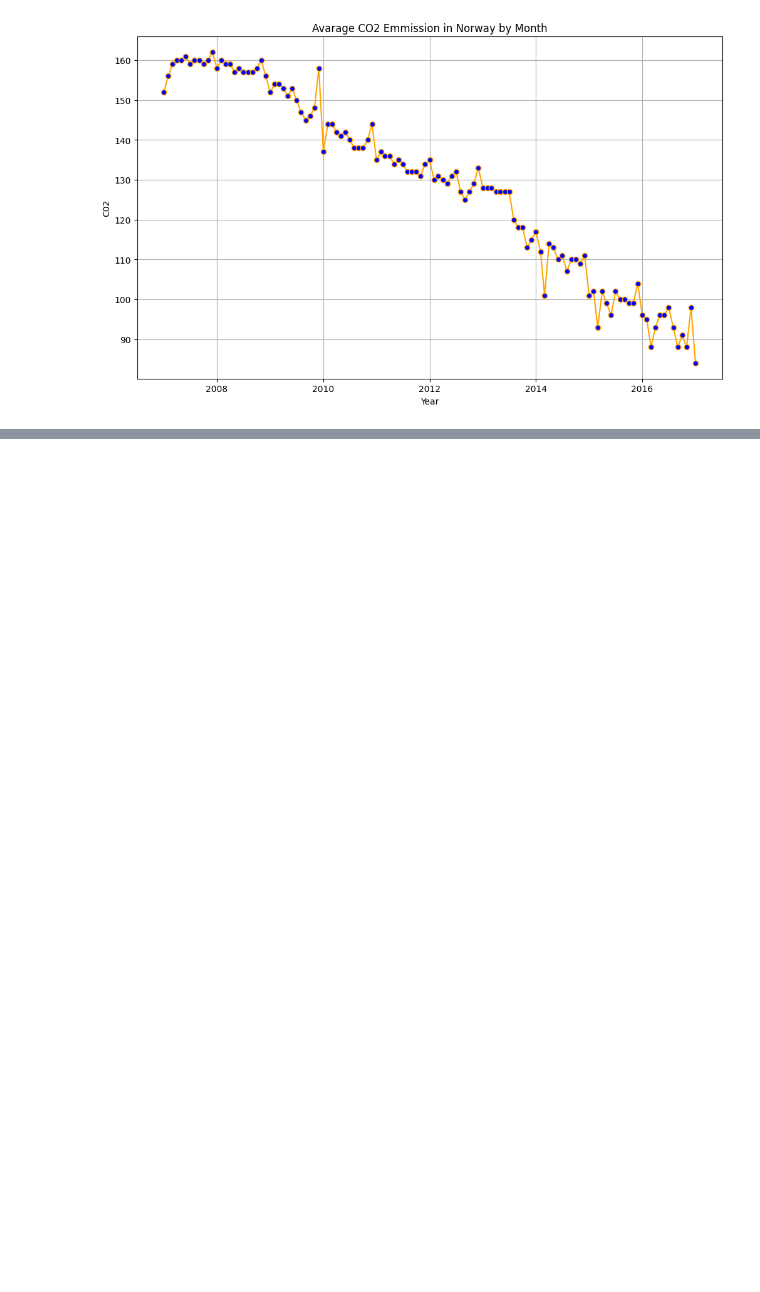
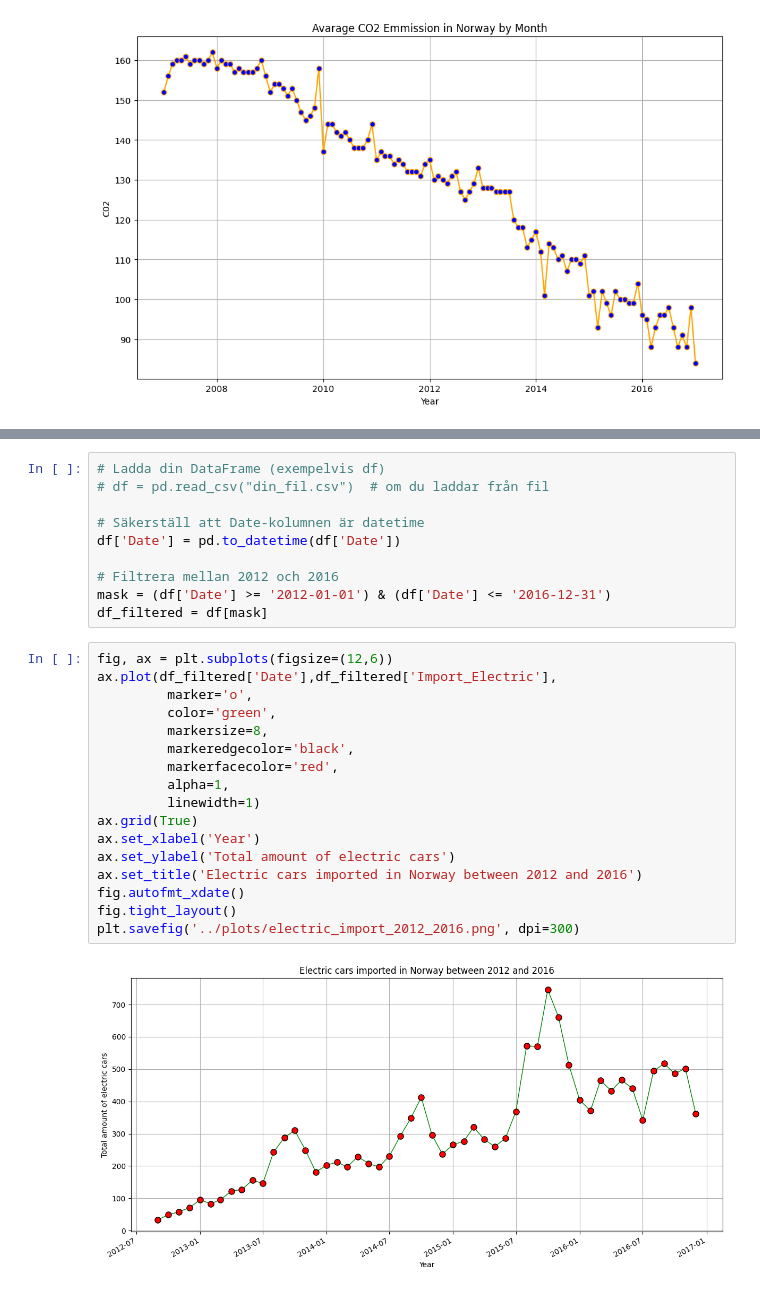
Before and after one commit to Nirre23/data_visualization, a Jupyter notebook: exercises/exercise0/car_sales_month.ipynb, the cells around one changed output, grey strips where cells are left out. Cells and saved outputs as stored; diff of their text form; blank space fills up the shorter version.

```diff
--- a/exercises/exercise0/car_sales_month.ipynb
+++ b/exercises/exercise0/car_sales_month.ipynb
@@ -168,0 +179,29 @@ plt.savefig('../plots/co2_per_month.png',bbox_inches='tight',dpi = 280)
+# %%
+# Ladda din DataFrame (exempelvis df)
+# df = pd.read_csv("din_fil.csv")  # om du laddar från fil
+
+# Säkerställ att Date-kolumnen är datetime
+df['Date'] = pd.to_datetime(df['Date'])
+
+# Filtrera mellan 2012 och 2016
+mask = (df['Date'] >= '2012-01-01') & (df['Date'] <= '2016-12-31')
+df_filtered = df[mask]
+# %%
+fig, ax = plt.subplots(figsize=(12,6))
+ax.plot(df_filtered['Date'],df_filtered['Import_Electric'],
+         marker='o',
+         color='green',
+         markersize=8,
+         markeredgecolor='black',
+         markerfacecolor='red',
+         alpha=1,
+         linewidth=1)
+ax.grid(True)
+ax.set_xlabel('Year')
+ax.set_ylabel('Total amount of electric cars')
+ax.set_title('Electric cars imported in Norway between 2012 and 2016')
+fig.autofmt_xdate()
+fig.tight_layout()
+plt.savefig('../plots/electric_import_2012_2016.png', dpi=300)
+# %% [output]
+[figure, added]
```
Also changed, not shown: parts of 2 cells of this notebook, 1 other file.
